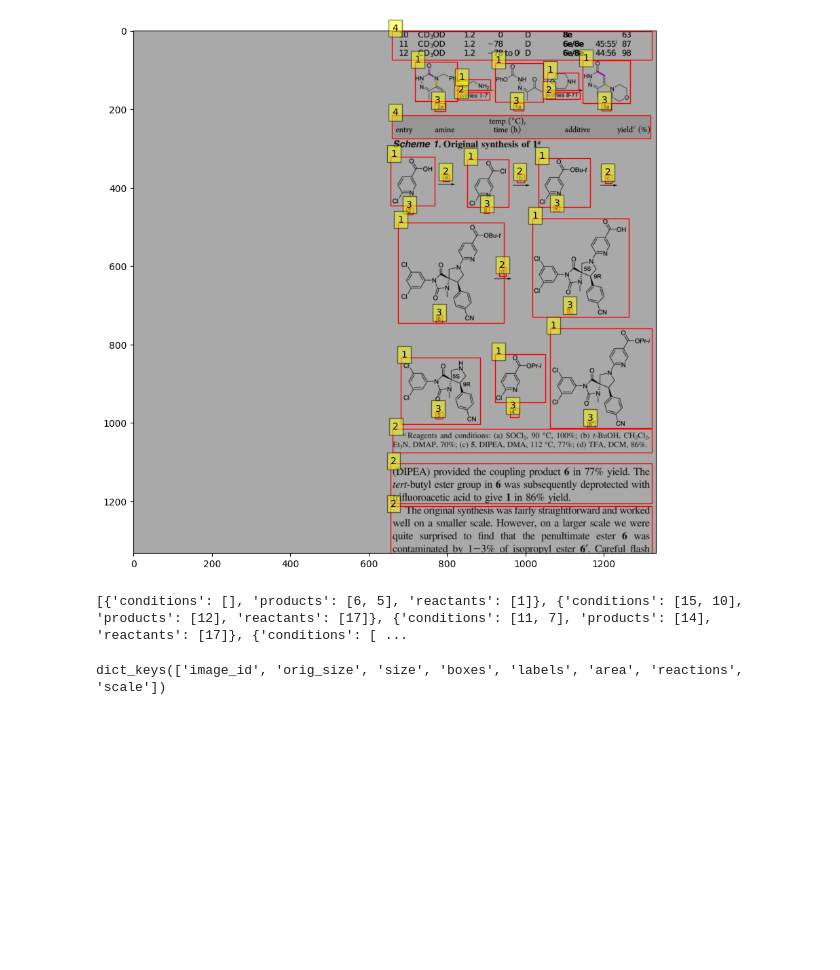
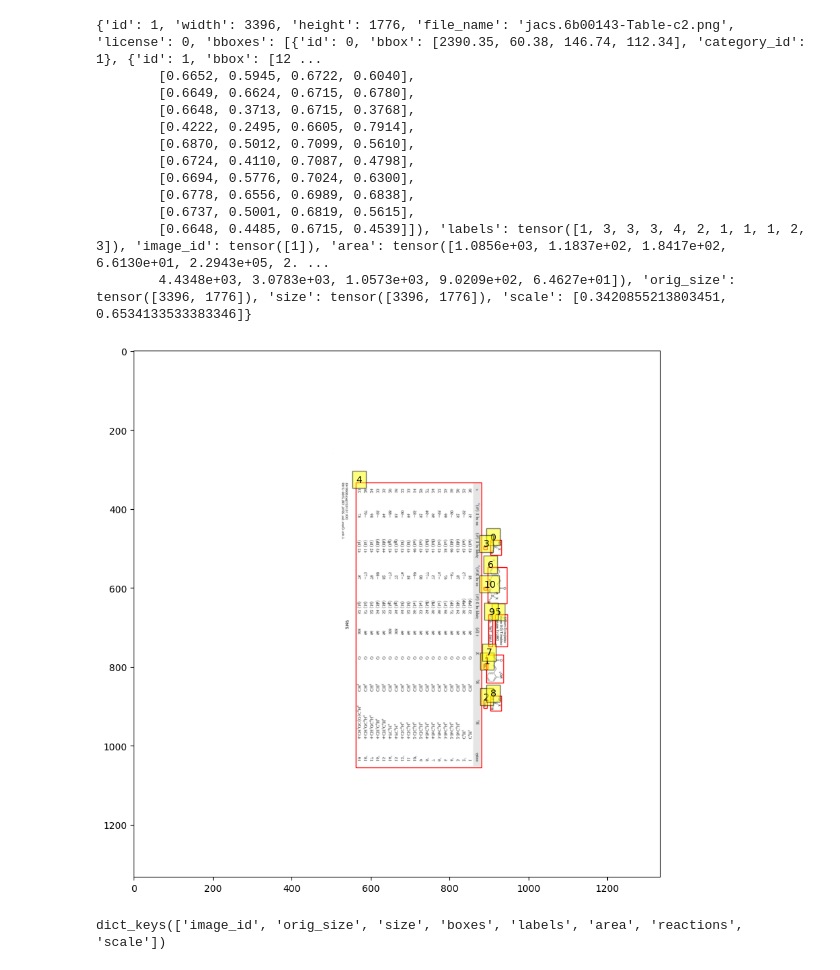
Before and after one commit to thomas0809/RxnScribe, a Jupyter notebook: vincentf_notebooks/composition augment.ipynb, the cells around one changed output. Cells and saved outputs as stored; diff of their text form; code cells hidden in the pictures; blank space fills up the shorter version.

Commit message:
updating/improving coreference model

```diff
--- a/vincentf_notebooks/composition augment.ipynb
+++ b/vincentf_notebooks/composition augment.ipynb
@@ -16,11 +19,11 @@ from rxnscribe.tokenizer import get_tokenizer
 import torchvision.transforms.functional as F
 
 args = get_args(notebook=True)
-args.format = 'bbox'
+args.format = 'coref'
 args.pix2seq = True
-args.data_path = '../data/detect/splits/annotation'
+args.data_path = '../data/coref/splits/annotations'
 args.image_path = '../data/detect/images'
-args.train_file = 'detect_train.json'
+args.train_file = 'coref_redo_train.json'
 args.num_train_example = None
 args.augment = True
 args.composite_augment = True
@@ -43,28 +44,51 @@ for i in range(3):
 # %%
+'''
+
 image1, target1 = train_dataset.load_and_prepare(1)
+print("image1")
+print(target1)
 image2, target2 = train_dataset.load_and_prepare(2)
+print("image2")
+print(target2)
 image, target = train_dataset.concat(image1, target1, image2, target2)
 image3, target3 = train_dataset.load_and_prepare(3)
 image, target = train_dataset.concat(image, target, image3, target3)
 image, target = train_dataset.transform(image, target)
+print("final")
+print(target)
+'''
+image1, target1 = train_dataset.load_and_prepare(1)
+image, target = train_dataset.transform(image1, target1)
+print(target)
+
 
 _, h, w = image.size()
 # print(image.size())
 plt.figure(figsize=(10, 10))
 plt.imshow(F.to_pil_image(image))
 ax = plt.gca()
 for i, bbox in enumerate(target['boxes']):
     if target['area'][i] == 0:
         continue
     xmin, ymin, xmax, ymax = bbox * np.array([w, h, w, h])
     ax.add_patch(plt.Rectangle((xmin, ymin), xmax - xmin, ymax - ymin, fill=False, color='r', linewidth=1))
-    ax.text(xmin, ymin, str(target['labels'][i].item()), fontsize=10, bbox=dict(facecolor='yellow', alpha=0.5))
+    ax.text(xmin, ymin, str(i), fontsize=10, bbox=dict(facecolor='yellow', alpha=0.5))
 plt.show()
 # print(target)
-print(target['reactions'])
 # %% [output]
+{'id': 1, 'width': 3396, 'height': 1776, 'file_name': 'jacs.6b00143-Table-c2.png', 'license': 0, 'bboxes': [{'id': 0, 'bbox': [2390.35, 60.38, 146.74, 112.34], 'category_id': 1}, {'id': 1, 'bbox': [12 ...
+        [0.6652, 0.5945, 0.6722, 0.6040],
+        [0.6649, 0.6624, 0.6715, 0.6780],
+        [0.6648, 0.3713, 0.6715, 0.3768],
+        [0.4222, 0.2495, 0.6605, 0.7914],
+        [0.6870, 0.5012, 0.7099, 0.5610],
+        [0.6724, 0.4110, 0.7087, 0.4798],
+        [0.6694, 0.5776, 0.7024, 0.6300],
+        [0.6778, 0.6556, 0.6989, 0.6838],
+        [0.6737, 0.5001, 0.6819, 0.5615],
+        [0.6648, 0.4485, 0.6715, 0.4539]]), 'labels': tensor([1, 3, 3, 3, 4, 2, 1, 1, 1, 2, 3]), 'image_id': tensor([1]), 'area': tensor([1.0856e+03, 1.1837e+02, 1.8417e+02, 6.6130e+01, 2.2943e+05, 2. ...
+        4.4348e+03, 3.0783e+03, 1.0573e+03, 9.0209e+02, 6.4627e+01]), 'orig_size': tensor([3396, 1776]), 'size': tensor([3396, 1776]), 'scale': [0.3420855213803451, 0.6534133533383346]}
-[figure, old version]
+[figure, new version]
-[{'conditions': [], 'products': [6, 5], 'reactants': [1]}, {'conditions': [15, 10], 'products': [12], 'reactants': [17]}, {'conditions': [11, 7], 'products': [14], 'reactants': [17]}, {'conditions': [ ...
 # %%
 print(target.keys())
 # %% [output]
```
Also changed, not shown: parts of 3 cells of this notebook, 13 other files.
